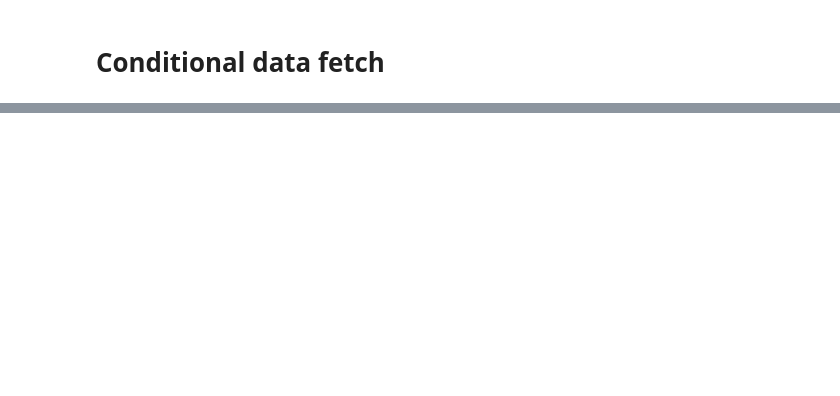
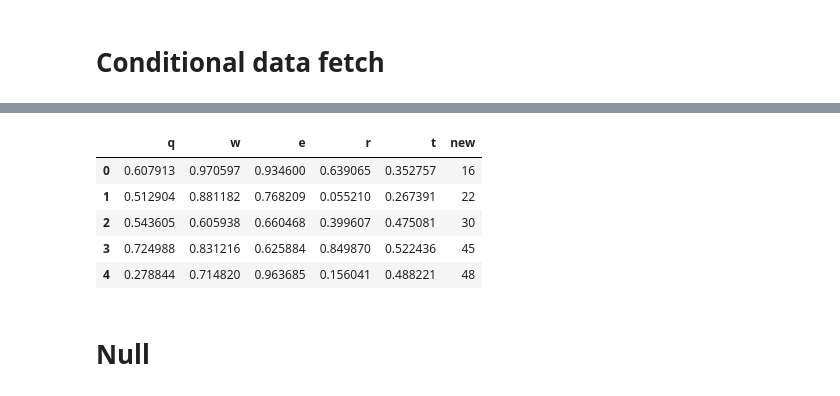
Before and after one commit to Newtanmukh/Python-Frameworks-Tutorials, a Jupyter notebook: pandas/Pandas Tutorial.ipynb, the cells around one changed output, grey strips where cells are left out. Saved outputs shown, nothing was run; the diff lists cells and outputs as text; code cells hidden in the pictures; blank space fills up the shorter version.

```diff
--- a/pandas/Pandas Tutorial.ipynb
+++ b/pandas/Pandas Tutorial.ipynb
@@ -227,0 +215,14 @@ x.iloc[[1,5,17],[0,1,3]]
+# %%
+new=x.loc[(x['w']>0.6) & (x['e']>0.6)]
+# %%
+new.reset_index(drop=True,inplace=True) # This function will basically ensure that the indexing starts from 0.
+new.head()
+# %% [output]
+|  | q | w | e | r | t | new |
+| 0 | 0.607913 | 0.970597 | 0.934600 | 0.639065 | 0.352757 | 16 |
+| 1 | 0.512904 | 0.881182 | 0.768209 | 0.055210 | 0.267391 | 22 |
+| 2 | 0.543605 | 0.605938 | 0.660468 | 0.399607 | 0.475081 | 30 |
+| 3 | 0.724988 | 0.831216 | 0.625884 | 0.849870 | 0.522436 | 45 |
+| 4 | 0.278844 | 0.714820 | 0.963685 | 0.156041 | 0.488221 | 48 |
+# %% [markdown]
+# Null
```
Also changed, not shown: parts of 17 cells of this notebook.
